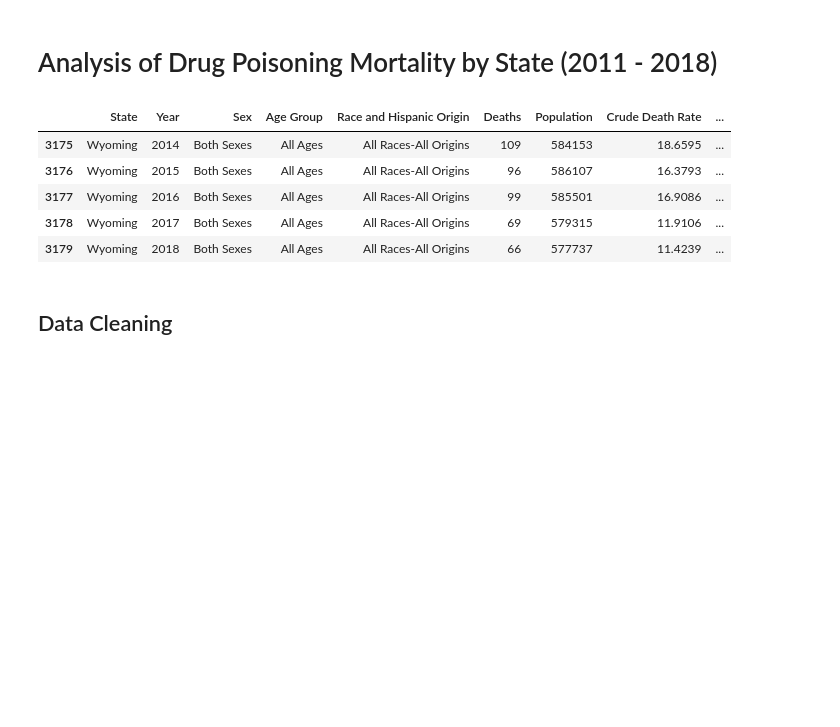
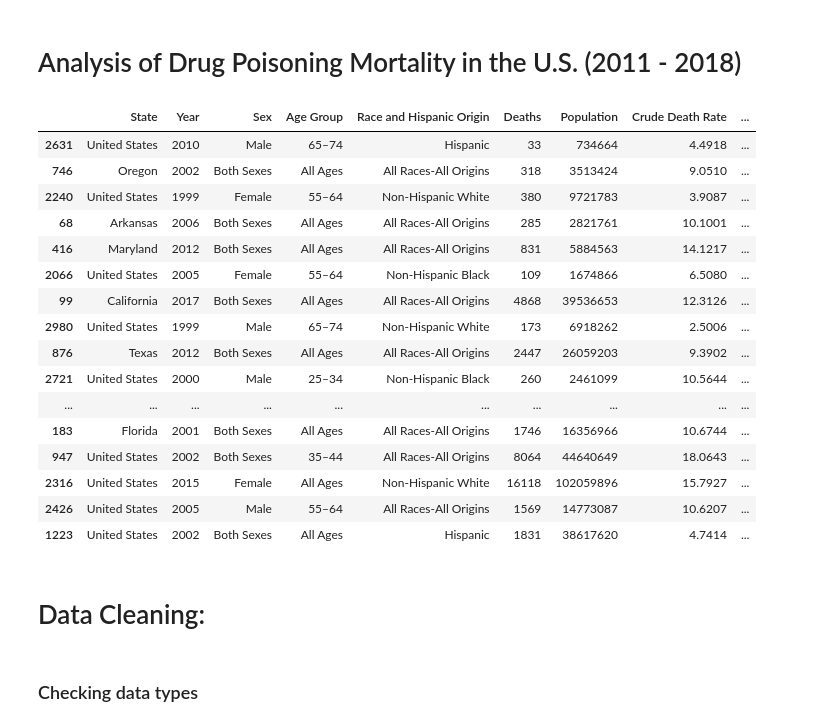
Before and after one commit to cwaggles/TOOL1_FINAL_PROJECT, a Jupyter notebook: Data Science Tools 1 - Final Project.ipynb, the cells around one changed output. Drawn from its saved outputs; the diff is of its cells as text; code cells hidden in the pictures; blank space fills up the shorter version.

Commit message:
Worked on Data Cleaning Section

```diff
--- a/Data Science Tools 1 - Final Project.ipynb
+++ b/Data Science Tools 1 - Final Project.ipynb
@@ -1,5 +1,5 @@
 # %% [markdown]
-# Analysis of Drug Poisoning Mortality by State (2011 - 2018)
+# Analysis of Drug Poisoning Mortality in the U.S. (2011 - 2018)
 # %%
 #Python Libraries
 import pandas as pd
@@ -7,13 +7,26 @@ import seaborn as sb
 import matplotlib.pyplot as plt
 # %%
 drug_mort = pd.read_csv("Drug_Mortality_byState.csv")
-drug_mort.tail()
+drug_mort.sample(50)
 # %% [output]
 |  | State | Year | Sex | Age Group | Race and Hispanic Origin | Deaths | Population | Crude Death Rate | ... |
-| 3175 | Wyoming | 2014 | Both Sexes | All Ages | All Races-All Origins | 109 | 584153 | 18.6595 | ... |
-| 3176 | Wyoming | 2015 | Both Sexes | All Ages | All Races-All Origins | 96 | 586107 | 16.3793 | ... |
-| 3177 | Wyoming | 2016 | Both Sexes | All Ages | All Races-All Origins | 99 | 585501 | 16.9086 | ... |
-| 3178 | Wyoming | 2017 | Both Sexes | All Ages | All Races-All Origins | 69 | 579315 | 11.9106 | ... |
-| 3179 | Wyoming | 2018 | Both Sexes | All Ages | All Races-All Origins | 66 | 577737 | 11.4239 | ... |
+| 2631 | United States | 2010 | Male | 65–74 | Hispanic | 33 | 734664 | 4.4918 | ... |
+| 746 | Oregon | 2002 | Both Sexes | All Ages | All Races-All Origins | 318 | 3513424 | 9.0510 | ... |
+| 2240 | United States | 1999 | Female | 55–64 | Non-Hispanic White | 380 | 9721783 | 3.9087 | ... |
+| 68 | Arkansas | 2006 | Both Sexes | All Ages | All Races-All Origins | 285 | 2821761 | 10.1001 | ... |
+| 416 | Maryland | 2012 | Both Sexes | All Ages | All Races-All Origins | 831 | 5884563 | 14.1217 | ... |
+| 2066 | United States | 2005 | Female | 55–64 | Non-Hispanic Black | 109 | 1674866 | 6.5080 | ... |
+| 99 | California | 2017 | Both Sexes | All Ages | All Races-All Origins | 4868 | 39536653 | 12.3126 | ... |
+| 2980 | United States | 1999 | Male | 65–74 | Non-Hispanic White | 173 | 6918262 | 2.5006 | ... |
+| 876 | Texas | 2012 | Both Sexes | All Ages | All Races-All Origins | 2447 | 26059203 | 9.3902 | ... |
+| 2721 | United States | 2000 | Male | 25–34 | Non-Hispanic Black | 260 | 2461099 | 10.5644 | ... |
+| ... | ... | ... | ... | ... | ... | ... | ... | ... | ... |
+| 183 | Florida | 2001 | Both Sexes | All Ages | All Races-All Origins | 1746 | 16356966 | 10.6744 | ... |
+| 947 | United States | 2002 | Both Sexes | 35–44 | All Races-All Origins | 8064 | 44640649 | 18.0643 | ... |
+| 2316 | United States | 2015 | Female | All Ages | Non-Hispanic White | 16118 | 102059896 | 15.7927 | ... |
+| 2426 | United States | 2005 | Male | 55–64 | All Races-All Origins | 1569 | 14773087 | 10.6207 | ... |
+| 1223 | United States | 2002 | Both Sexes | All Ages | Hispanic | 1831 | 38617620 | 4.7414 | ... |
 # %% [markdown]
-## Data Cleaning
+# Data Cleaning:
+# %% [markdown]
+### Checking data types
```
Also changed, not shown: parts of 20 cells of this notebook.
